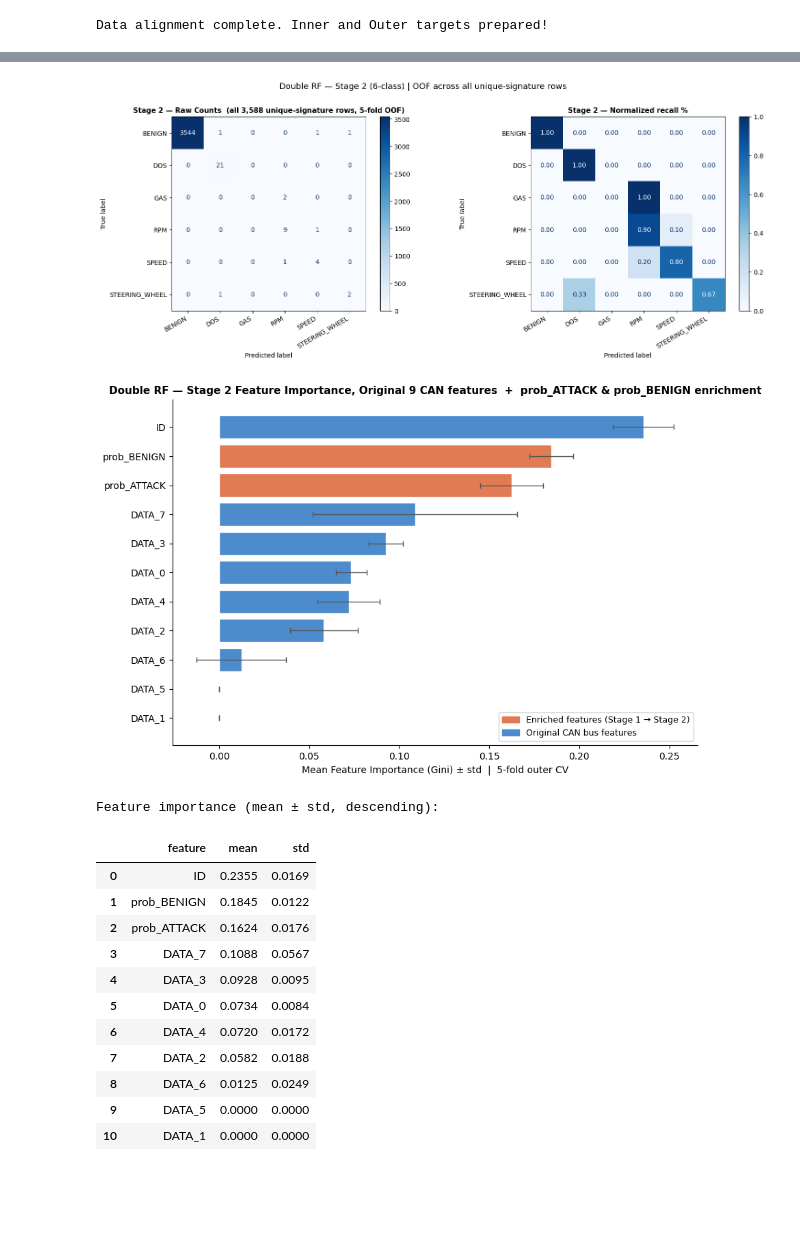
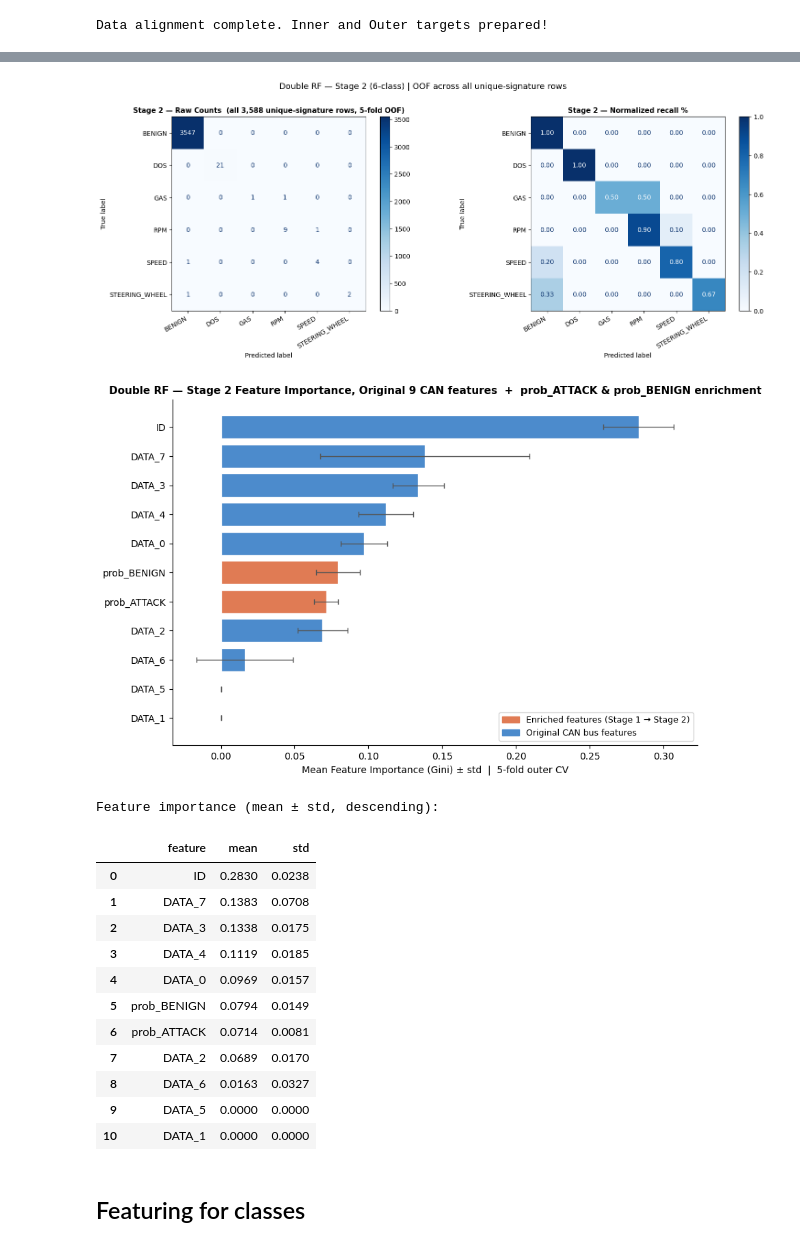
Before and after one commit to Hop-Le133884/IoV-secureFL-Pipeline, a Jupyter notebook: notebooks/01_reproducing_exploration_baseline.ipynb, the cells around one changed output, grey strips where cells are left out. Saved outputs shown, nothing was run; the diff lists cells and outputs as text; code cells hidden in the pictures; blank space fills up the shorter version.

```diff
--- a/notebooks/01_reproducing_exploration_baseline.ipynb
+++ b/notebooks/01_reproducing_exploration_baseline.ipynb
@@ -558,7 +558,7 @@ for outer_fold, (train_idx, test_idx) in enumerate(outer_skf.split(X, y_outer)):
 
     # Add the probabilities as new features to X_train_outer
     for i, cls_name in enumerate(inner_classes):
-        X_train_outer[f'prob_{cls_name}'] = oof_probs_train[:, i]
+        X_train_outer[f'prob_{cls_name}'] = (oof_probs_train[:, i] > 0.5).astype(float)
 
     # Generate attack and benign Probability features for X_test_outer
     print("  -> Training bridge model to generate features for test set...")
@@ -572,7 +572,7 @@ for outer_fold, (train_idx, test_idx) in enumerate(outer_skf.split(X, y_outer)):
     # Predict on test set
     test_probs = bridge_model.predict_proba(X_test_outer[signature_cols])
     for i, cls_name in enumerate(inner_classes):
-        X_test_outer[f'prob_{cls_name}'] = test_probs[:, i]
+        X_test_outer[f'prob_{cls_name}'] = (test_probs[:, i] > 0.5).astype(float)
 
     # ANOVA Feature Selection on original features + probability features
     print("  -> Running ANOVA feature selection...")
@@ -658,14 +658,14 @@ for outer_fold, (train_idx, test_idx) in enumerate(outer_skf.split(X, y_outer)):
     X_tr_aug = X_tr.copy()
     X_te_aug  = X_te.copy()
     for i, cls in enumerate(le_inner.classes_):
-        X_tr_aug[f"prob_{cls}"] = oof_probs[:, i]
+        X_tr_aug[f"prob_{cls}"] = (oof_probs[:, i] > 0.5).astype(float)
 
     # Bridge model for test prob features
     bm = RandomForestClassifier(n_estimators=80, max_depth=7,
                                 class_weight="balanced_subsample", random_state=42, n_jobs=-1)
     bm.fit(X_tr[signature_cols], y_tr_in)
     for i, cls in enumerate(le_inner.classes_):
-        X_te_aug[f"prob_{cls}"] = bm.predict_proba(X_te)[:, i]
+        X_te_aug[f"prob_{cls}"] = (bm.predict_proba(X_te)[:, i] > 0.5).astype(float)
 
     # ANOVA selection
     sel = SelectKBest(f_classif, k="all").fit(X_tr_aug, y_tr_out)
@@ -704,7 +704,7 @@ plt.suptitle("Double RF — Stage 2 (6-class) | OOF across all unique-signature
 plt.tight_layout()
 plt.show()
 # %% [output]
-[figure, old version]
+[figure, new version]
 # %%
 # ── Stage 2 Feature Importance — original 9 CAN features + prob_ATTACK & prob_BENIGN ──
 # Re-runs the outer CV (5 folds), collects meta_RF importances per fold.
@@ -730,7 +730,7 @@ for fold_idx, (train_idx, test_idx) in enumerate(outer_skf.split(X, y_outer)):
 
     X_tr_aug = X_tr.copy()
     for i, cls in enumerate(le_inner.classes_):
-        X_tr_aug[f"prob_{cls}"] = oof_probs_fi[:, i]
+        X_tr_aug[f"prob_{cls}"] = (oof_probs_fi[:, i] > 0.5).astype(float)
 
     # ANOVA feature selection (same logic as main nested CV)
     sel = SelectKBest(f_classif, k="all").fit(X_tr_aug, y_tr_out)
@@ -756,44 +756,46 @@ feat_df  = pd.DataFrame({"feature": all_features, "mean": mean_imp, "std": std_i
 feat_df  = feat_df.sort_values("mean", ascending=True).reset_index(drop=True)
 
 enriched_feats = {f"prob_{c}" for c in le_inner.classes_}
 colors = ["#E07B54" if f in enriched_feats else "#4C8BCC" for f in feat_df["feature"]]
 
 # Plot
 fig, ax = plt.subplots(figsize=(9, 6))
 ax.barh(feat_df["feature"], feat_df["mean"], xerr=feat_df["std"],
         color=colors, edgecolor="white", capsize=3,
         error_kw=dict(elinewidth=1, ecolor="#555"))
 
 leg_handles = [
     mpatches.Patch(color="#E07B54", label="Enriched features (Stage 1 → Stage 2)"),
     mpatches.Patch(color="#4C8BCC", label="Original CAN bus features"),
 ]
 ax.legend(handles=leg_handles, loc="lower right", fontsize=9)
 ax.set_xlabel("Mean Feature Importance (Gini) ± std  |  5-fold outer CV", fontsize=10)
 ax.set_title(
     "Double RF — Stage 2 Feature Importance, Original 9 CAN features  +  prob_ATTACK & prob_BENIGN enrichment",
     fontsize=11, fontweight="bold")
 ax.spines[["top", "right"]].set_visible(False)
 plt.tight_layout()
 plt.show()
 
 print("Feature importance (mean ± std, descending):")
 display(
     feat_df.sort_values("mean", ascending=False).reset_index(drop=True)
     .style.format({"mean": "{:.4f}", "std": "{:.4f}"})
 )
 # %% [output]
-[figure, old version]
+[figure, new version]
 Feature importance (mean ± std, descending):
 |  | feature | mean | std |
-| 0 | ID | 0.2355 | 0.0169 |
-| 1 | prob_BENIGN | 0.1845 | 0.0122 |
-| 2 | prob_ATTACK | 0.1624 | 0.0176 |
-| 3 | DATA_7 | 0.1088 | 0.0567 |
-| 4 | DATA_3 | 0.0928 | 0.0095 |
-| 5 | DATA_0 | 0.0734 | 0.0084 |
-| 6 | DATA_4 | 0.0720 | 0.0172 |
-| 7 | DATA_2 | 0.0582 | 0.0188 |
-| 8 | DATA_6 | 0.0125 | 0.0249 |
+| 0 | ID | 0.2830 | 0.0238 |
+| 1 | DATA_7 | 0.1383 | 0.0708 |
+| 2 | DATA_3 | 0.1338 | 0.0175 |
+| 3 | DATA_4 | 0.1119 | 0.0185 |
+| 4 | DATA_0 | 0.0969 | 0.0157 |
+| 5 | prob_BENIGN | 0.0794 | 0.0149 |
+| 6 | prob_ATTACK | 0.0714 | 0.0081 |
+| 7 | DATA_2 | 0.0689 | 0.0170 |
+| 8 | DATA_6 | 0.0163 | 0.0327 |
 | 9 | DATA_5 | 0.0000 | 0.0000 |
 | 10 | DATA_1 | 0.0000 | 0.0000 |
+# %% [markdown]
+## Featuring for classes
```
Also changed, not shown: parts of 1 cell of this notebook, 8 other files.
